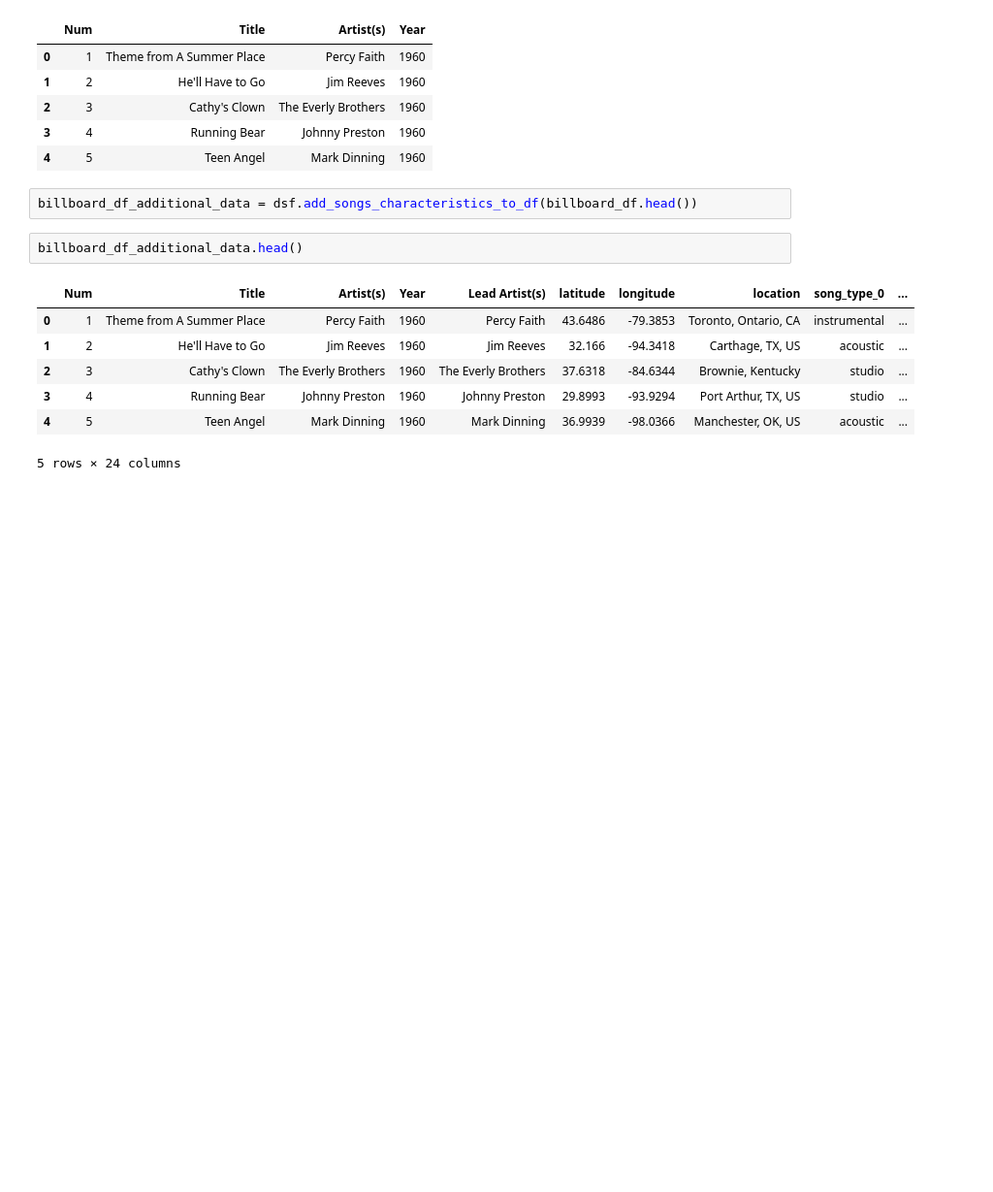
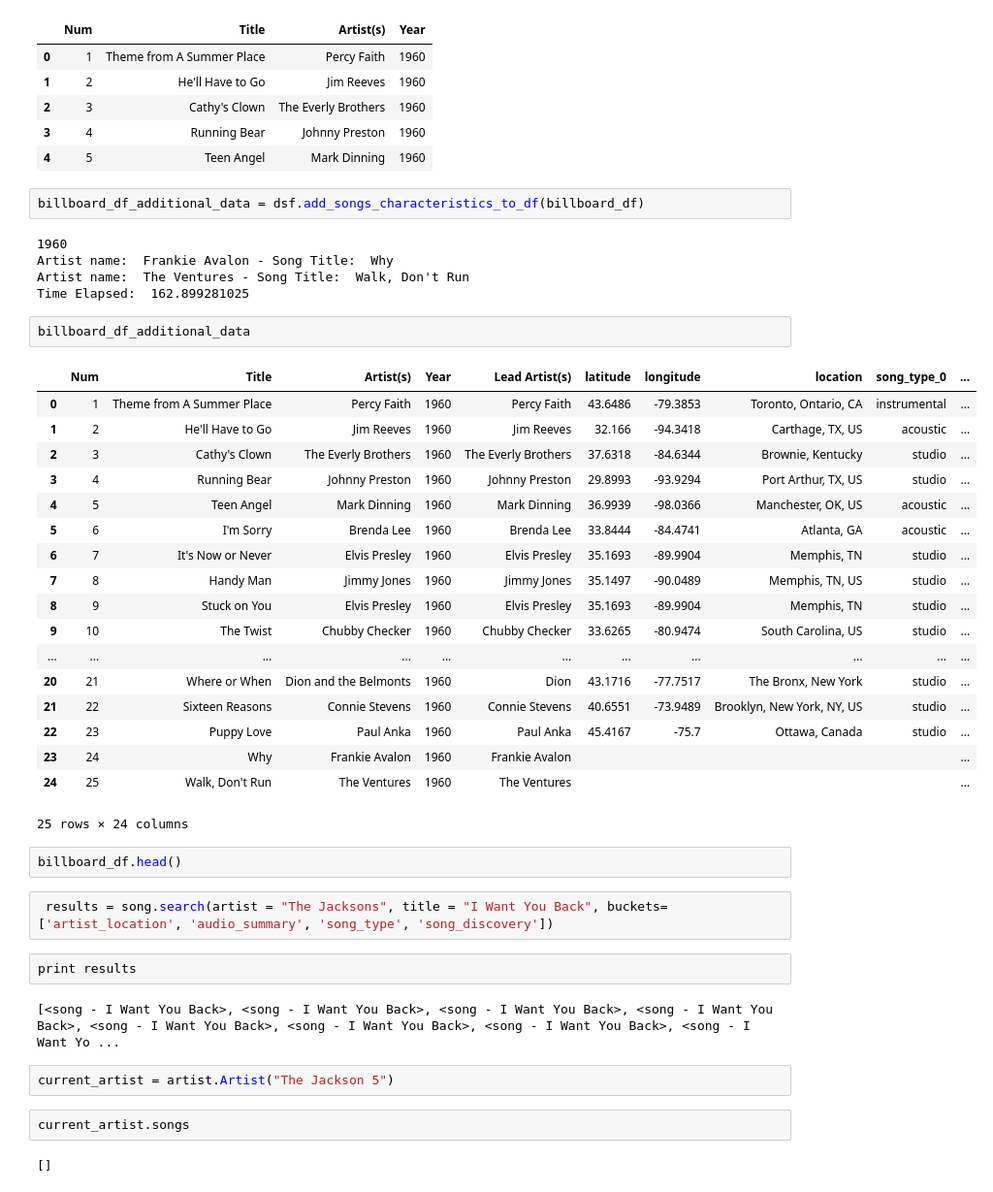
Before and after one commit to ThomasLucas/SlideRule-DataScience_Intensive-Code, a Jupyter notebook: CapstoneProject/IPython-Notebooks/DataStory.ipynb, the cells around one changed output. Shown at 97% size. Cells and saved outputs as stored; diff of their text form; blank space fills up the shorter version.

Commit message:
New results

```diff
--- a/CapstoneProject/IPython-Notebooks/DataStory.ipynb
+++ b/CapstoneProject/IPython-Notebooks/DataStory.ipynb
@@ -262,14 +268,44 @@ billboard_df.head()
 | 3 | 4 | Running Bear | Johnny Preston | 1960 |
 | 4 | 5 | Teen Angel | Mark Dinning | 1960 |
 # %%
-billboard_df_additional_data = dsf.add_songs_characteristics_to_df(billboard_df.head())
+billboard_df_additional_data = dsf.add_songs_characteristics_to_df(billboard_df)
+# %% [output]
+1960
+Artist name:  Frankie Avalon - Song Title:  Why
+Artist name:  The Ventures - Song Title:  Walk, Don't Run
+Time Elapsed:  162.899281025
 # %%
-billboard_df_additional_data.head()
+billboard_df_additional_data
 # %% [output]
 |  | Num | Title | Artist(s) | Year | Lead Artist(s) | latitude | longitude | location | song_type_0 | ... |
 | 0 | 1 | Theme from A Summer Place | Percy Faith | 1960 | Percy Faith | 43.6486 | -79.3853 | Toronto, Ontario, CA | instrumental | ... |
 | 1 | 2 | He'll Have to Go | Jim Reeves | 1960 | Jim Reeves | 32.166 | -94.3418 | Carthage, TX, US | acoustic | ... |
 | 2 | 3 | Cathy's Clown | The Everly Brothers | 1960 | The Everly Brothers | 37.6318 | -84.6344 | Brownie, Kentucky | studio | ... |
 | 3 | 4 | Running Bear | Johnny Preston | 1960 | Johnny Preston | 29.8993 | -93.9294 | Port Arthur, TX, US | studio | ... |
 | 4 | 5 | Teen Angel | Mark Dinning | 1960 | Mark Dinning | 36.9939 | -98.0366 | Manchester, OK, US | acoustic | ... |
+| 5 | 6 | I'm Sorry | Brenda Lee | 1960 | Brenda Lee | 33.8444 | -84.4741 | Atlanta, GA | acoustic | ... |
+| 6 | 7 | It's Now or Never | Elvis Presley | 1960 | Elvis Presley | 35.1693 | -89.9904 | Memphis, TN | studio | ... |
+| 7 | 8 | Handy Man | Jimmy Jones | 1960 | Jimmy Jones | 35.1497 | -90.0489 | Memphis, TN, US | studio | ... |
+| 8 | 9 | Stuck on You | Elvis Presley | 1960 | Elvis Presley | 35.1693 | -89.9904 | Memphis, TN | studio | ... |
+| 9 | 10 | The Twist | Chubby Checker | 1960 | Chubby Checker | 33.6265 | -80.9474 | South Carolina, US | studio | ... |
+| ... | ... | ... | ... | ... | ... | ... | ... | ... | ... | ... |
+| 20 | 21 | Where or When | Dion and the Belmonts | 1960 | Dion | 43.1716 | -77.7517 | The Bronx, New York | studio | ... |
+| 21 | 22 | Sixteen Reasons | Connie Stevens | 1960 | Connie Stevens | 40.6551 | -73.9489 | Brooklyn, New York, NY, US | studio | ... |
+| 22 | 23 | Puppy Love | Paul Anka | 1960 | Paul Anka | 45.4167 | -75.7 | Ottawa, Canada | studio | ... |
+| 23 | 24 | Why | Frankie Avalon | 1960 | Frankie Avalon |  |  |  |  | ... |
+| 24 | 25 | Walk, Don't Run | The Ventures | 1960 | The Ventures |  |  |  |  | ... |
-5 rows × 24 columns
+25 rows × 24 columns
+# %%
+billboard_df.head()
+# %%
+ results = song.search(artist = "The Jacksons", title = "I Want You Back", buckets=['artist_location', 'audio_summary', 'song_type', 'song_discovery'])
+# %%
+print results
+# %% [output]
+[<song - I Want You Back>, <song - I Want You Back>, <song - I Want You Back>, <song - I Want You Back>, <song - I Want You Back>, <song - I Want You Back>, <song - I Want You Back>, <song - I Want Yo ...
+# %%
+current_artist = artist.Artist("The Jackson 5")
+# %%
+current_artist.songs
+# %% [output]
+[]
```
Also changed, not shown: parts of 7 cells of this notebook, 4 other files.
